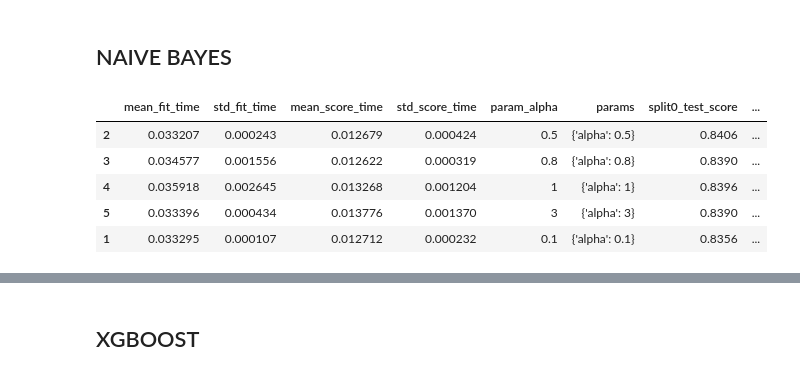
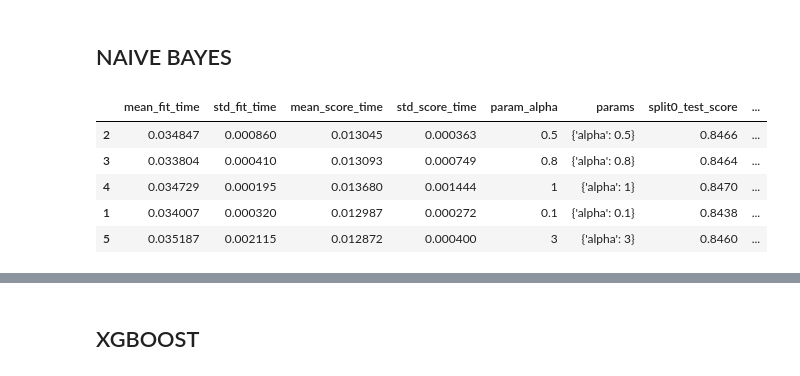
Before and after one commit to varun-kumar-812/Capstone-IMDB-movie-reviews, a Jupyter notebook: Capstone.ipynb, the cells around one changed output, grey strips where cells are left out. Cells and saved outputs as stored; diff of their text form; code cells hidden in the pictures.

```diff
--- a/Capstone.ipynb
+++ b/Capstone.ipynb
@@ -127,7 +127,8 @@ def cleanText(text):
     token = re.split('\W+',p_text)
     stop = [ps.stem(i) for i in token if i not in stopwords]
     #stop = [lem.lemmatize(i) for i in token if i not in stopwords]
-    return stop
+    sent = ' '.join(stop)
+    return sent
 # %%
 train_df['refined review'] = train_df['review'].apply(lambda x : cleanText(x) )
 train_df.head()
@@ -433,7 +441,7 @@ pl.set(xlabel = 'Words', title= 'Positive Review')
 # %%
 from sklearn.feature_extraction.text import CountVectorizer
 
-count_vect = CountVectorizer(analyzer=cleanText)
-x_train_counts = count_vect.fit(train_df['review'].values).transform(train_df['review'].values)
-x_train_counts
+cv = CountVectorizer()
+x_train_count = cv.fit_transform(train_df['refined review'])
+x_train_count
 # %% [output]
@@ -575,7 +583,7 @@ pd.DataFrame(rs_fit_rf.cv_results_).sort_values('mean_test_score', ascending=Fal
 # %%
 rf = RandomForestClassifier(n_estimators=300, max_depth=90, max_features=0.3)
 # %%
-rf.fit(x_train_counts,train_df['label'])
+rf.fit(x_train_count,train_df['label'])
 # %%
 prediction_rf = rf.predict(x_test_counts)
 # %%
@@ -608,18 +616,18 @@ naive_b = BernoulliNB()
 # %%
 parameters = {
     'alpha' : [0.01,0.1,0.5,0.8,1,3]
 }
 
 gs_nb = GridSearchCV(naive_b,parameters,cv=5)
-gs_fit_nb = gs_nb.fit(x_train_counts, train_df['label'])
+gs_fit_nb = gs_nb.fit(x_train_count, train_df['label'])
 pd.DataFrame(gs_fit_nb.cv_results_).sort_values('mean_test_score',ascending=False).head()
 # %% [output]
 |  | mean_fit_time | std_fit_time | mean_score_time | std_score_time | param_alpha | params | split0_test_score | ... |
-| 2 | 0.033207 | 0.000243 | 0.012679 | 0.000424 | 0.5 | {'alpha': 0.5} | 0.8406 | ... |
-| 3 | 0.034577 | 0.001556 | 0.012622 | 0.000319 | 0.8 | {'alpha': 0.8} | 0.8390 | ... |
-| 4 | 0.035918 | 0.002645 | 0.013268 | 0.001204 | 1 | {'alpha': 1} | 0.8396 | ... |
-| 5 | 0.033396 | 0.000434 | 0.013776 | 0.001370 | 3 | {'alpha': 3} | 0.8390 | ... |
-| 1 | 0.033295 | 0.000107 | 0.012712 | 0.000232 | 0.1 | {'alpha': 0.1} | 0.8356 | ... |
+| 2 | 0.034847 | 0.000860 | 0.013045 | 0.000363 | 0.5 | {'alpha': 0.5} | 0.8466 | ... |
+| 3 | 0.033804 | 0.000410 | 0.013093 | 0.000749 | 0.8 | {'alpha': 0.8} | 0.8464 | ... |
+| 4 | 0.034729 | 0.000195 | 0.013680 | 0.001444 | 1 | {'alpha': 1} | 0.8470 | ... |
+| 1 | 0.034007 | 0.000320 | 0.012987 | 0.000272 | 0.1 | {'alpha': 0.1} | 0.8438 | ... |
+| 5 | 0.035187 | 0.002115 | 0.012872 | 0.000400 | 3 | {'alpha': 3} | 0.8460 | ... |
 # %%
 prediction_nb = gs_fit_nb.predict(x_test_counts)
 # %%
```
Also changed, not shown: parts of 29 cells of this notebook, 4 other files.
